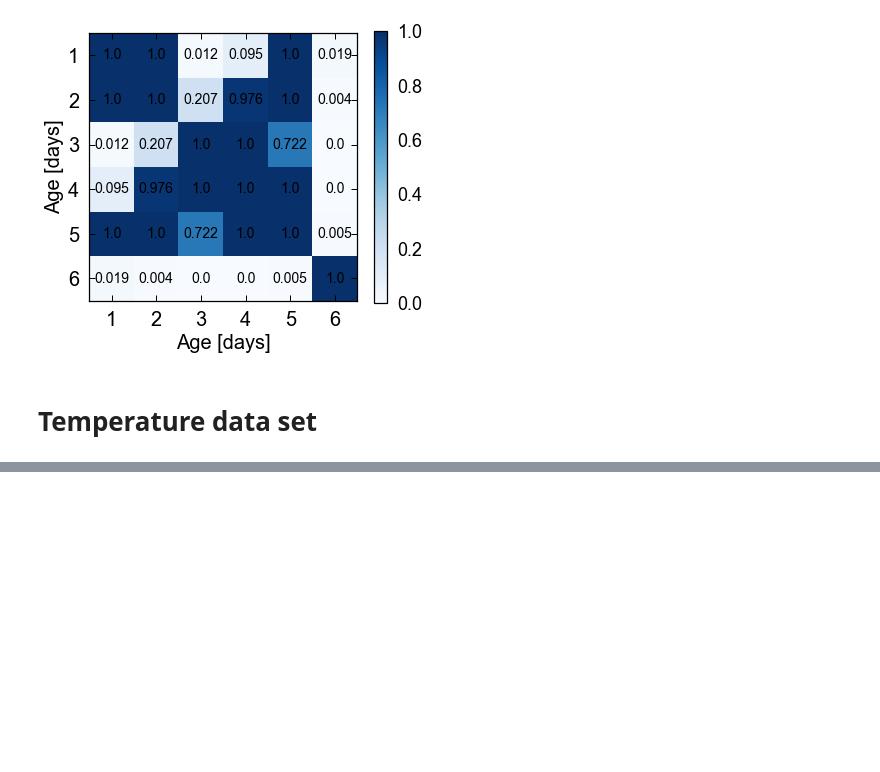
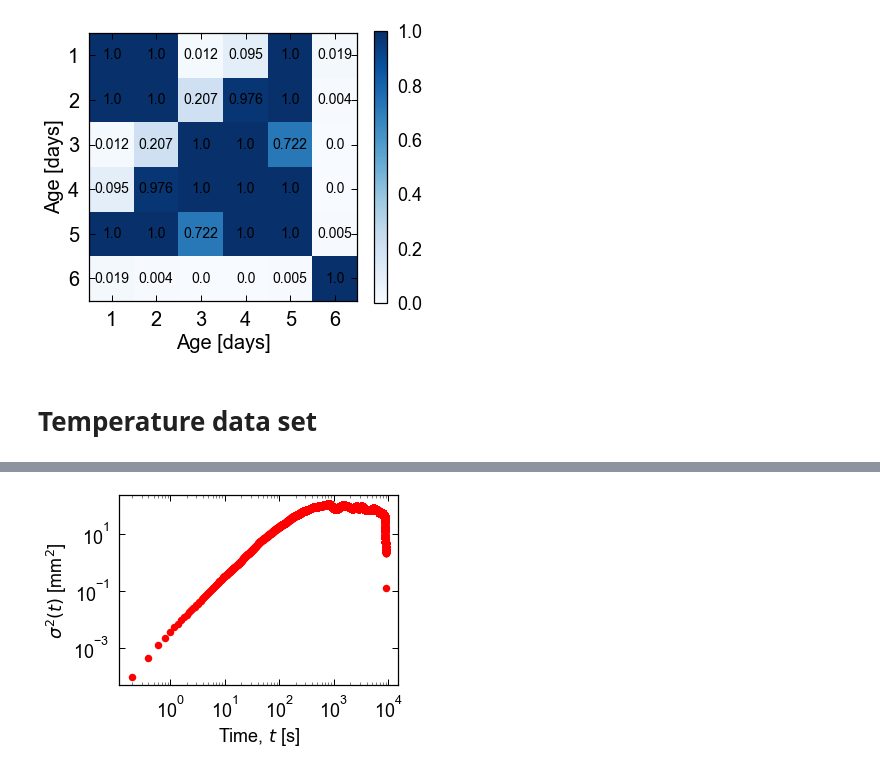
Before and after one commit to lgaalves/CelegansMotility, a Jupyter notebook: python/data_analysis.ipynb, the cells around one changed output, grey strips where cells are left out. Drawn from its saved outputs; the diff is of its cells as text; code cells hidden in the pictures; blank space fills up the shorter version.

Commit message:
More stuffs related to temperature

```diff
--- a/python/data_analysis.ipynb
+++ b/python/data_analysis.ipynb
@@ -1162,0 +1165,7 @@ matrix_plot_age(p)
+# %%
+temperature=15
+sample_dir=pathlib.Path('../data/temperature/{}'.format(temperature))
+tracks=[i for i in sample_dir.glob('*')]
+# %%
+df_x,df_y=read_tracks(tracks)
+variance=msd(df_x,df_y)
@@ -1162,0 +1183,10 @@ matrix_plot_age(p)
+# %%
+fig, ax = plt.subplots(figsize=(5,3.5))
+ax = plt.subplot(111, xlabel="Time, $t$ [s]",
+         ylabel="$\sigma^2(t)$ [mm$^2$]")
+
+ax.loglog(np.arange(0,len(df_y))/5,variance, ".r",markersize=15)
+
+increase_font(ax,fontsize=18)
+# %% [output]
+[figure, added]
```
Also changed, not shown: parts of 53 cells of this notebook, 1 other file.
